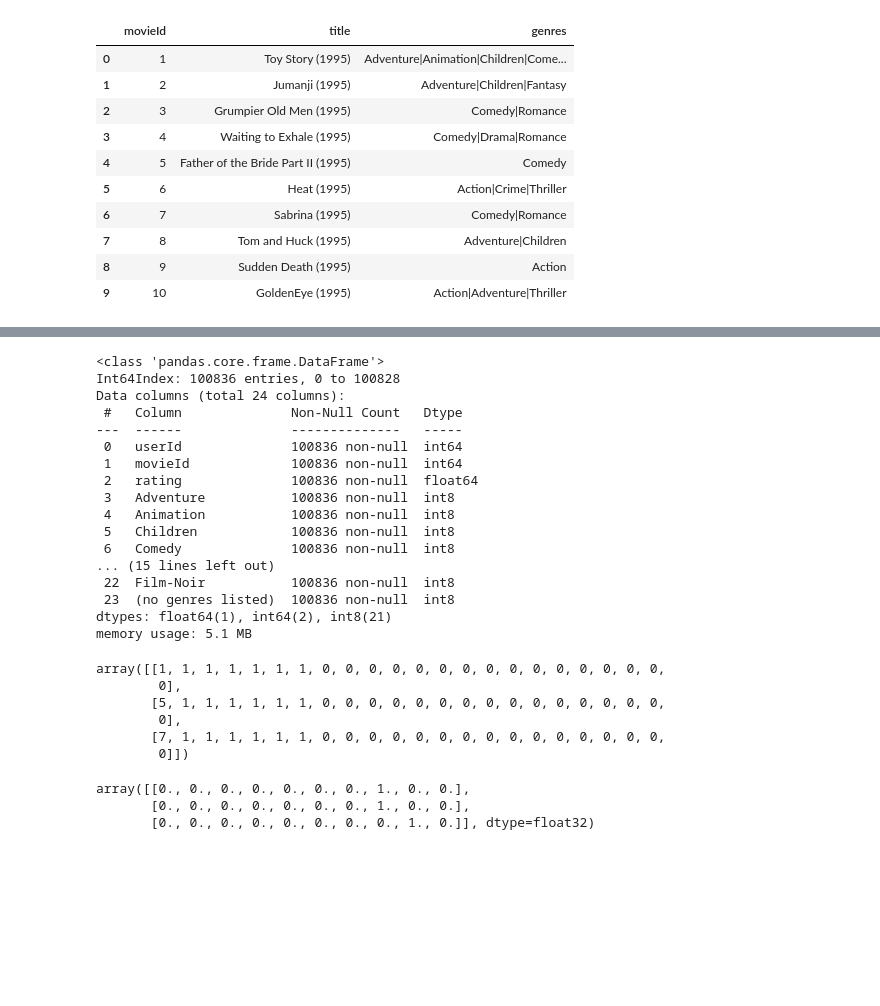
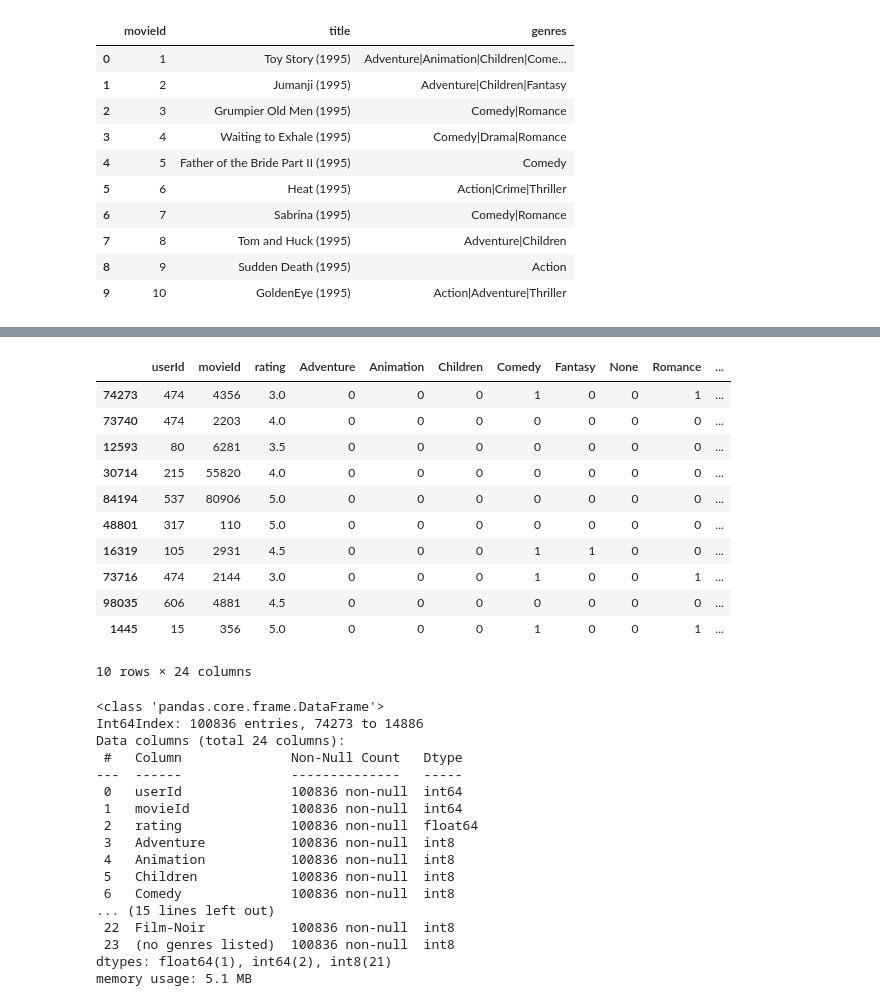
Before and after one commit to Feindrial/bondnet, a Jupyter notebook: main.ipynb, the cells around one changed output, grey strips where cells are left out. Saved outputs shown, nothing was run; the diff lists cells and outputs as text; code cells hidden in the pictures; blank space fills up the shorter version.

```diff
--- a/main.ipynb
+++ b/main.ipynb
@@ -155,8 +157,27 @@ ratings.head(10)
+# %%
+#kullanılmadığı için "timestamp" sütunu dataframe'den silindi ve
+#kullanılacak modelin veriyi ezberlemesinden kaçınmak için dataframe'in satırları rastgele olarak karıştırıldı
+ratings = ratings.drop("timestamp", axis=1)
+ratings = ratings.sample(frac=1, random_state=1337)
+ratings.head(10)
+# %% [output]
+|  | userId | movieId | rating | Adventure | Animation | Children | Comedy | Fantasy | None | Romance | ... |
+| 74273 | 474 | 4356 | 3.0 | 0 | 0 | 0 | 1 | 0 | 0 | 1 | ... |
+| 73740 | 474 | 2203 | 4.0 | 0 | 0 | 0 | 0 | 0 | 0 | 0 | ... |
+| 12593 | 80 | 6281 | 3.5 | 0 | 0 | 0 | 0 | 0 | 0 | 0 | ... |
+| 30714 | 215 | 55820 | 4.0 | 0 | 0 | 0 | 0 | 0 | 0 | 0 | ... |
+| 84194 | 537 | 80906 | 5.0 | 0 | 0 | 0 | 0 | 0 | 0 | 0 | ... |
+| 48801 | 317 | 110 | 5.0 | 0 | 0 | 0 | 0 | 0 | 0 | 0 | ... |
+| 16319 | 105 | 2931 | 4.5 | 0 | 0 | 0 | 1 | 1 | 0 | 0 | ... |
+| 73716 | 474 | 2144 | 3.0 | 0 | 0 | 0 | 1 | 0 | 0 | 1 | ... |
+| 98035 | 606 | 4881 | 4.5 | 0 | 0 | 0 | 0 | 0 | 0 | 0 | ... |
+| 1445 | 15 | 356 | 5.0 | 0 | 0 | 0 | 1 | 0 | 0 | 1 | ... |
+10 rows × 24 columns
 # %%
 ratings.info()
 # %% [output]
 <class 'pandas.core.frame.DataFrame'>
-Int64Index: 100836 entries, 0 to 100828
+Int64Index: 100836 entries, 74273 to 14886
 Data columns (total 24 columns):
  #   Column              Non-Null Count   Dtype
 ---  ------              --------------   -----
@@ -187,15 +195,0 @@ y_train = keras.utils.to_categorical(sk.preprocessing.LabelEncoder().fit_transfo
-# %%
-x_train[:3]
-# %% [output]
-array([[1, 1, 1, 1, 1, 1, 1, 0, 0, 0, 0, 0, 0, 0, 0, 0, 0, 0, 0, 0, 0, 0,
-        0],
-       [5, 1, 1, 1, 1, 1, 1, 0, 0, 0, 0, 0, 0, 0, 0, 0, 0, 0, 0, 0, 0, 0,
-        0],
-       [7, 1, 1, 1, 1, 1, 1, 0, 0, 0, 0, 0, 0, 0, 0, 0, 0, 0, 0, 0, 0, 0,
-        0]])
-# %%
-y_train[:3]
-# %% [output]
-array([[0., 0., 0., 0., 0., 0., 0., 1., 0., 0.],
-       [0., 0., 0., 0., 0., 0., 0., 1., 0., 0.],
-       [0., 0., 0., 0., 0., 0., 0., 0., 1., 0.]], dtype=float32)
```
Also changed, not shown: parts of 17 cells of this notebook.
